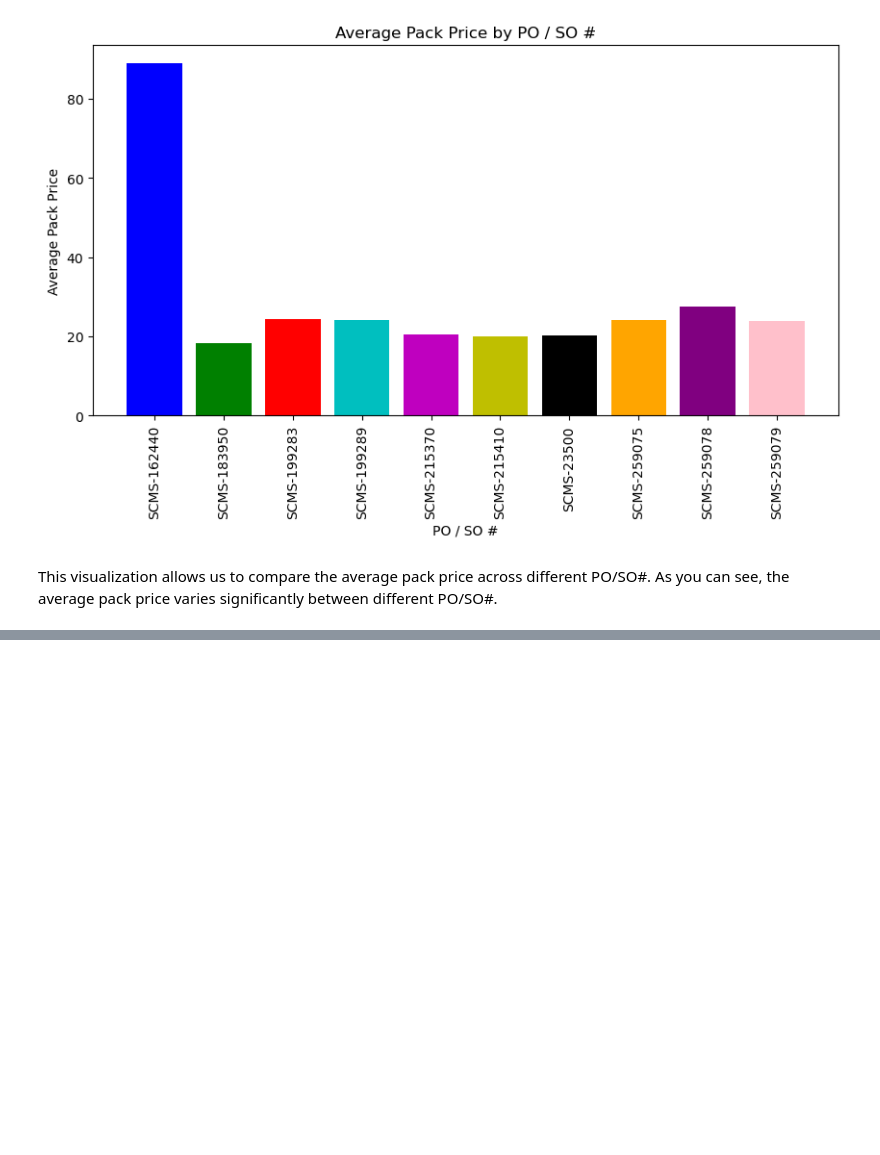
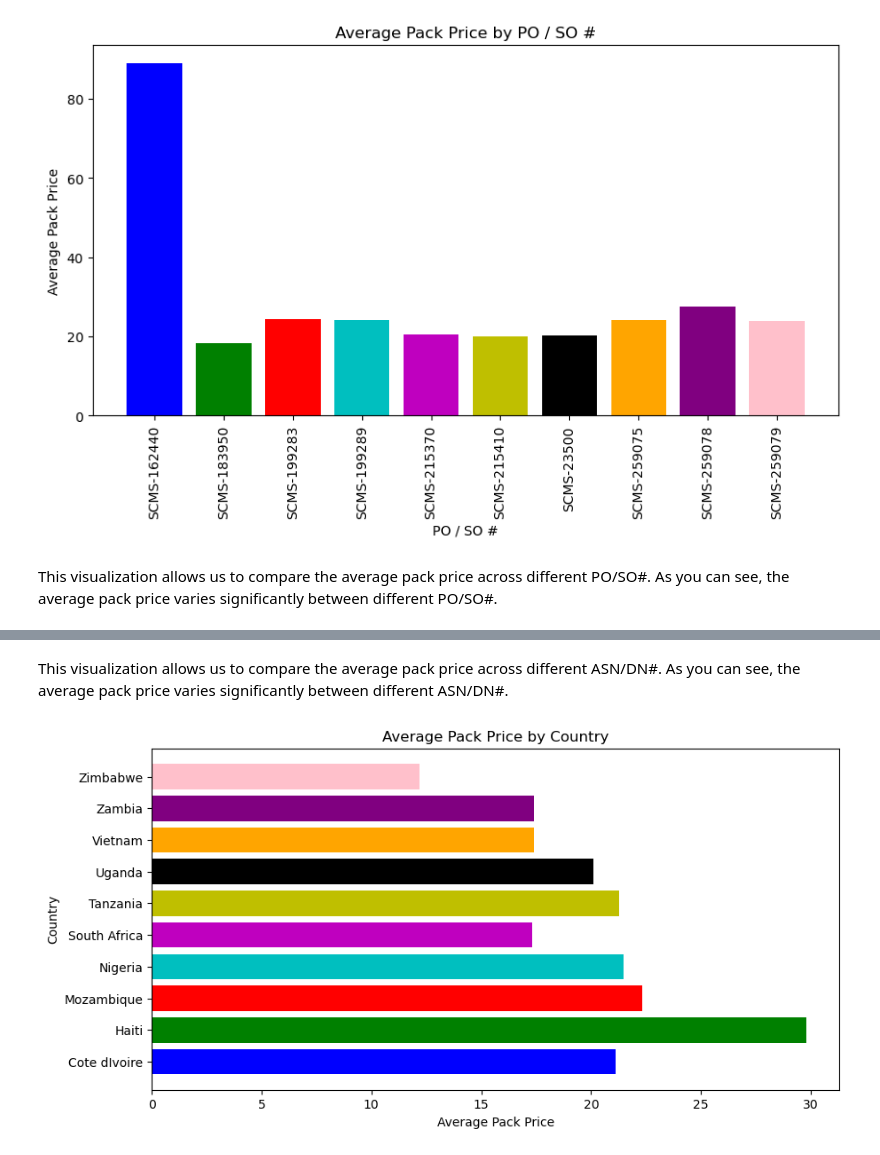
Before and after one commit to Deepak10010/Supply-Chain-Management-Systems, a Jupyter notebook: SCMS.ipynb, the cells around one changed output, grey strips where cells are left out. Drawn from its saved outputs; the diff is of its cells as text; code cells hidden in the pictures; blank space fills up the shorter version.

```diff
--- a/SCMS.ipynb
+++ b/SCMS.ipynb
@@ -123,0 +141,17 @@ This visualization allows us to compare the average pack price across different
+# %% [markdown]
+This visualization allows us to compare the average pack price across different ASN/DN#. As you can see, the average pack price varies significantly between different ASN/DN#.
+# %%
+# Select top 10 countries by number of shipments for clearer visualization
+top_countries = df['Country'].value_counts().index[:10]
+df_top_countries = df[df['Country'].isin(top_countries)]
+
+average_pack_price_country = df_top_countries.groupby('Country')['Pack Price'].mean()
+
+plt.figure(figsize=(10,5))
+plt.barh(average_pack_price_country.index, average_pack_price_country.values, color=colors)
+plt.ylabel('Country')
+plt.xlabel('Average Pack Price')
+plt.title('Average Pack Price by Country')
+plt.show()
+# %% [output]
+[figure, added]
```
Also changed, not shown: parts of 6 cells of this notebook.
